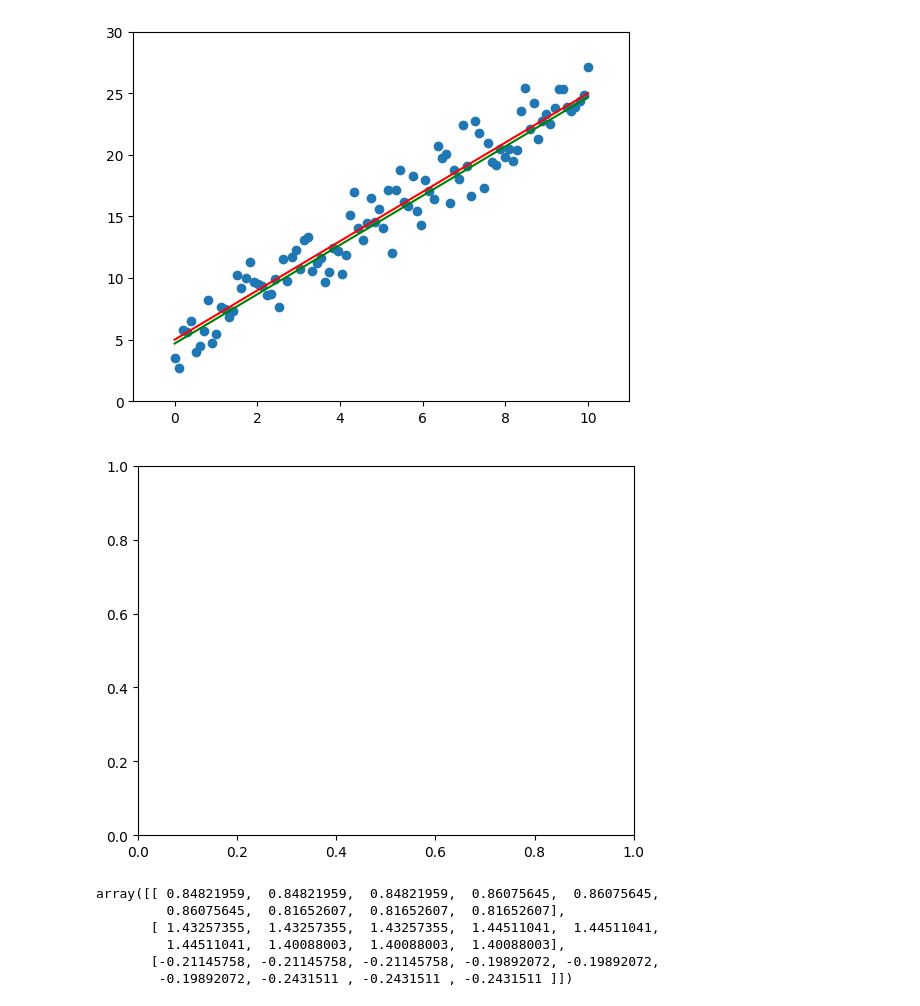
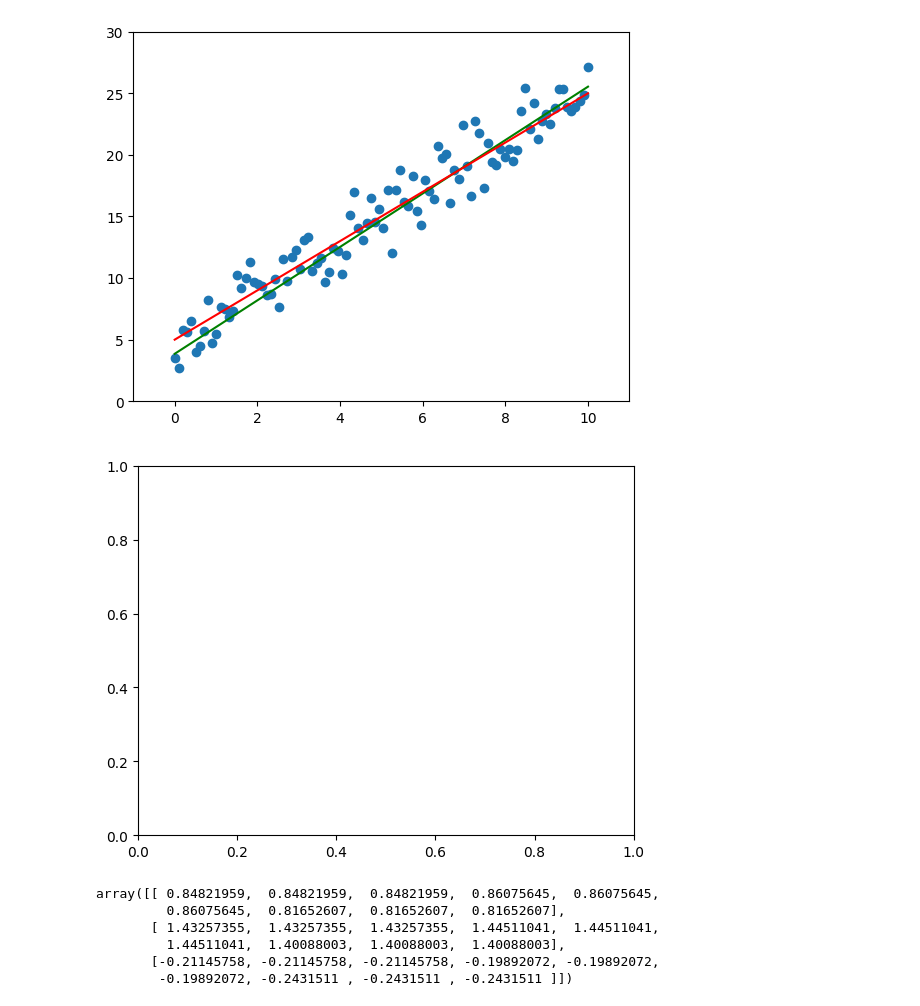
Before and after one commit to zhangjingxian1998/some_note, a Jupyter notebook: example/numpy/grad_down.ipynb, the cells around one changed output. Saved outputs shown, nothing was run; the diff lists cells and outputs as text; code cells hidden in the pictures.

```diff
--- a/example/numpy/grad_down.ipynb
+++ b/example/numpy/grad_down.ipynb
@@ -12,7 +12,7 @@ data_shuffle = np.load(data_shuffle_path)
 data_scatter = np.load(data_scatter_path)
 data_true = np.load(data_true_path)
 # %%
-epochs = 300
+epochs = 100
 lr = 0.001
 batch_size = 30
 # %%
@@ -86,10 +87,9 @@ for epoch in range(epochs):
         grad_b3 = delta_y
         grad_w3 = delta_y * x2.T
         grad_b2 = delta_y * W3.T
-        grad_w2 = delta_y * x1.T.repeat(3,1) * W3.T.repeat(3,0)
-        grad_b1 = delta_y * np.matmul(W3.T, W2)
-        grad_w1 = delta_y * x_data[i] * np.matmul(W3.T, W2.T)
-        # y = w * x_data[i] + b
+        grad_w2 = delta_y * np.matmul(x1, W3).T
+        grad_b1 = delta_y * np.matmul(W2, W3).T
+        grad_w1 = delta_y * x_data[i] * np.matmul(W2, W3).T
         batch_count = batch_count + 1
         if batch_count >= batch_size:
             grad_b3_sum = grad_b3_sum + grad_b3
@@ -108,36 +108,34 @@ for epoch in range(epochs):
 
             grad_b3_sum = 0
             grad_w3_sum = 0
             grad_b2_sum = 0
             grad_w2_sum = 0
             grad_b1_sum = 0
             grad_w1_sum = 0
             batch_count = 0
         else:
             grad_b3_sum = grad_b3_sum + grad_b3
             grad_w3_sum = grad_w3_sum + grad_w3
             grad_b2_sum = grad_b2_sum + grad_b2
             grad_w2_sum = grad_w2_sum + grad_w2
             grad_b1_sum = grad_b1_sum + grad_b1
             grad_w1_sum = grad_w1_sum + grad_w1
-        # w = w - lr * grad_w
-        # b = b - lr * grad_b
 
     ax.set_xlim(-1, 11)
     ax.set_ylim(0, 30)
     ax.scatter(data_scatter[:,0], data_scatter[:,1])
     y_show = copy.deepcopy(data_true[:,1])
     for i, x in enumerate(data_true[:,0]):
         x1 = x * W1 + B1
         x2 = np.matmul(x1, W2) + B2
         y = np.matmul(x2, W3) + B3
         y_show[i] = y[0]
     ax.plot(data_true[:,0], y_show, color='green')
     ax.plot(data_true[:,0], data_true[:,1], color='red')
     display(fig, display_id='plot',update=True)
     ax.clear()
 # %% [output]
-[figure, old version]
+[figure, new version]
 [figure]
 # %%
 W3.repeat(3,1)
```
Also changed, not shown: parts of 1 cell of this notebook, 3 other files.
